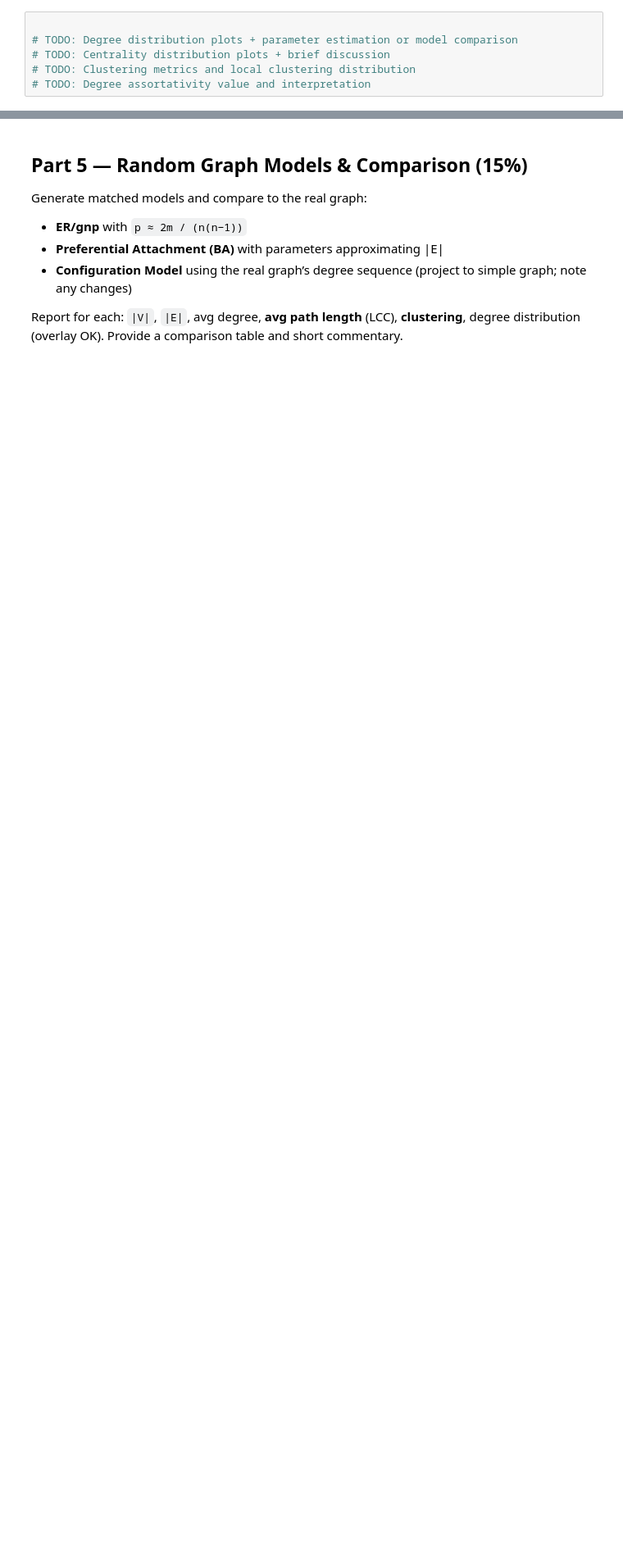
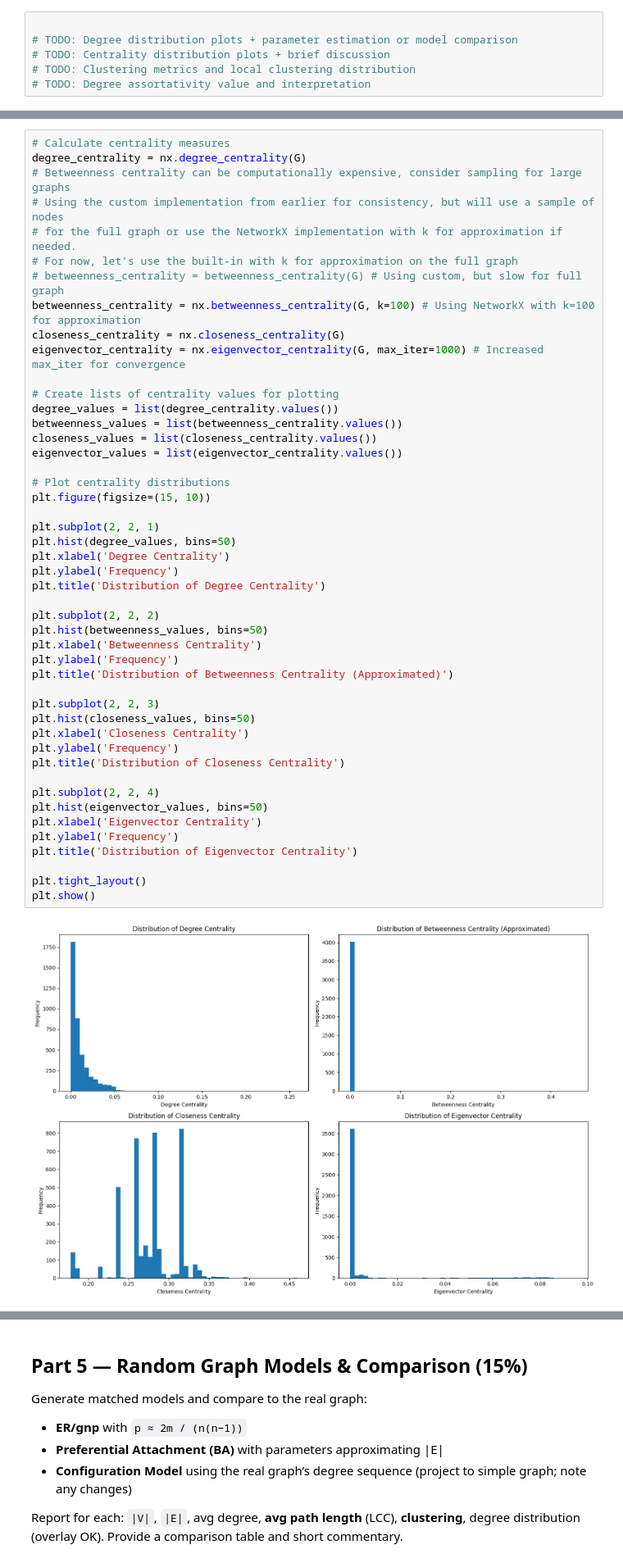
Before and after one commit to nurfnick/NetworkScience, a Jupyter notebook: HomeworkAssignments/Project3.ipynb, the cells around one changed output, grey strips where cells are left out. Shown at 82% size. Saved outputs shown, nothing was run; the diff lists cells and outputs as text; blank space fills up the shorter version.

```diff
--- a/HomeworkAssignments/Project3.ipynb
+++ b/HomeworkAssignments/Project3.ipynb
@@ -688,0 +753,49 @@ Pair (404, 3208): Yes
+# %%
+# Calculate centrality measures
+degree_centrality = nx.degree_centrality(G)
+# Betweenness centrality can be computationally expensive, consider sampling for large graphs
+# Using the custom implementation from earlier for consistency, but will use a sample of nodes
+# for the full graph or use the NetworkX implementation with k for approximation if needed.
+# For now, let's use the built-in with k for approximation on the full graph
+# betweenness_centrality = betweenness_centrality(G) # Using custom, but slow for full graph
+betweenness_centrality = nx.betweenness_centrality(G, k=100) # Using NetworkX with k=100 for approximation
+closeness_centrality = nx.closeness_centrality(G)
+eigenvector_centrality = nx.eigenvector_centrality(G, max_iter=1000) # Increased max_iter for convergence
+
+# Create lists of centrality values for plotting
+degree_values = list(degree_centrality.values())
+betweenness_values = list(betweenness_centrality.values())
+closeness_values = list(closeness_centrality.values())
+eigenvector_values = list(eigenvector_centrality.values())
+
+# Plot centrality distributions
+plt.figure(figsize=(15, 10))
+
+plt.subplot(2, 2, 1)
+plt.hist(degree_values, bins=50)
+plt.xlabel('Degree Centrality')
+plt.ylabel('Frequency')
+plt.title('Distribution of Degree Centrality')
+
+plt.subplot(2, 2, 2)
+plt.hist(betweenness_values, bins=50)
+plt.xlabel('Betweenness Centrality')
+plt.ylabel('Frequency')
+plt.title('Distribution of Betweenness Centrality (Approximated)')
+
+plt.subplot(2, 2, 3)
+plt.hist(closeness_values, bins=50)
+plt.xlabel('Closeness Centrality')
+plt.ylabel('Frequency')
+plt.title('Distribution of Closeness Centrality')
+
+plt.subplot(2, 2, 4)
+plt.hist(eigenvector_values, bins=50)
+plt.xlabel('Eigenvector Centrality')
+plt.ylabel('Frequency')
+plt.title('Distribution of Eigenvector Centrality')
+
+plt.tight_layout()
+plt.show()
+# %% [output]
+[figure, added]
```
Also changed, not shown: parts of 15 cells of this notebook.
